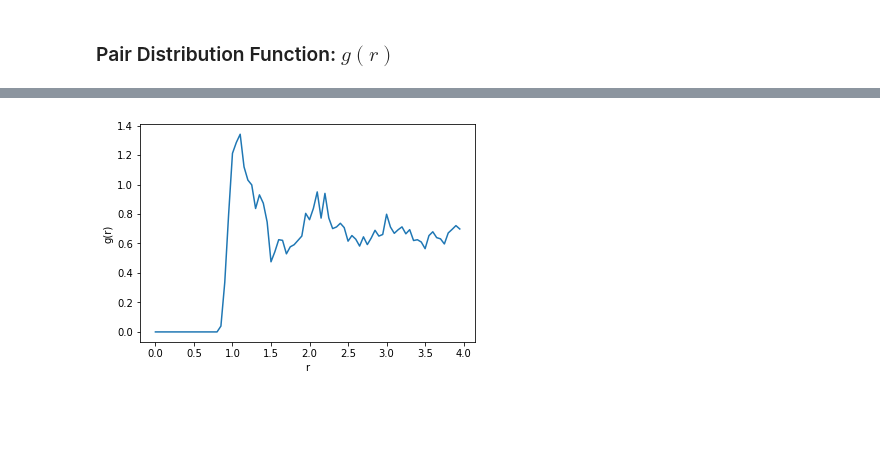
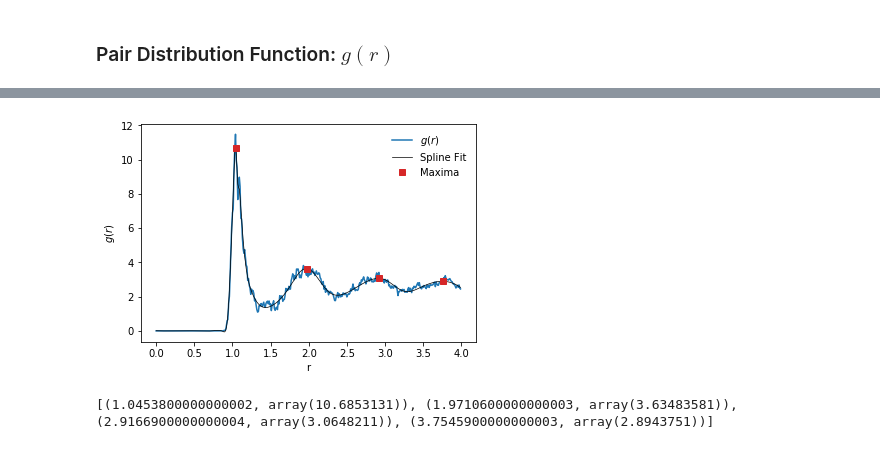
Before and after one commit to mcolahan/mole-sim, a Jupyter notebook: MD Assignment 3.ipynb, the cells around one changed output, grey strips where cells are left out. Drawn from its saved outputs; the diff is of its cells as text; code cells hidden in the pictures; blank space fills up the shorter version.

```diff
--- a/MD Assignment 3.ipynb
+++ b/MD Assignment 3.ipynb
@@ -529,9 +662,20 @@ print(Psim)
+# %%
+r2_df = pd.read_csv('Q2 - Gr2 - position.csv', index_col=0, header=[0,1])
+
+n_parts = int(r_df.columns[-1][0]) +1
+n_times = r_df.index[-1] + 1
+
+r2 = np.zeros([n_parts, 3, n_times])
+for i in range(n_parts):
+    part_df = r_df[str(i)]
+    for k in range(n_times):
+        r2[i, :, k] = part_df.iloc[k,:]
 # %%
-density = 1
-ro = r[:,:,70:]
+density = 0.5
+ro = r2[:,:,70:]
 n_times = np.shape(ro)[2]
 n_parts = np.shape(ro)[1]
-delta_r = 0.05
+delta_r = 0.01
 max_r = 4
 # bins_array = np.zeros(max_r / delta_r)
 max_vals = np.arange(0, max_r + delta_r, delta_r)   #doesnt include 4.1
@@ -547,33 +691,69 @@ for m in range(n_times):
 
         k = np.floor(r_ij / delta_r)
 
         for val in k:
             if val <= (len(bins_array) - 1):
                 bins_array[int(val)] += 2
 
 
 num = bins_array / (n_parts * n_times)
 
 i = 0
 g = []
 for val in max_vals:
 
     if val == max_vals[0]:
         old_val = val
         continue
 
 
     h = 4 * np.pi * density / 3  * (val**3 - old_val**3)
 
     g.append(num[i] / h)
     old_val = val
     i += 1
 
+# Peak finding
+dist = max_vals[:-1]
+g_spl = UnivariateSpline(dist, g, k=3)
+g_spl.set_smoothing_factor(15)
+
+
+r_arr = np.linspace(dist[0], dist[-1], 1001)
+
+maxima_r = []
+maxima_g = []
+current_max_val = 0
+trending_up = False
+for r_val in r_arr:
+    g_spl_r = g_spl(r_val)
+    if g_spl_r > current_max_val:
+        current_max_val = g_spl_r
+        trending_up = True
+    elif g_spl_r <= current_max_val and trending_up:
+        maxima_r.append(r_val)
+        maxima_g.append(g_spl(r_val))
+        trending_up = False
+    elif g_spl_r < current_max_val:
+        trending_up = False
+        current_max_val= g_spl_r
+
+max_peak = maxima_g.index(max(maxima_g))
+maxima_r = maxima_r[max_peak:]
+maxima_g = maxima_g[max_peak:]
+
+
 plt.figure()
 plt.subplot(111)
-plt.plot(max_vals[:-1], g)
+plt.plot(dist, g, label='$g(r)$')
+plt.plot(dist, g_spl(dist), 'k',lw=0.7, label='Spline Fit')
+plt.plot(maxima_r, maxima_g, 's', c='C3',label='Maxima')
 plt.xlabel('r')
-plt.ylabel('g(r)')
+plt.ylabel('$g(r)$')
+plt.legend(frameon=False)
 plt.show()
+
+print(list(zip(maxima_r, maxima_g)))
 # %% [output]
-[figure, old version]
+[figure, new version]
+[(1.0453800000000002, array(10.6853131)), (1.9710600000000003, array(3.63483581)), (2.9166900000000004, array(3.0648211)), (3.7545900000000003, array(2.8943751))]
```
Also changed, not shown: parts of 18 cells of this notebook, 16 other files.
